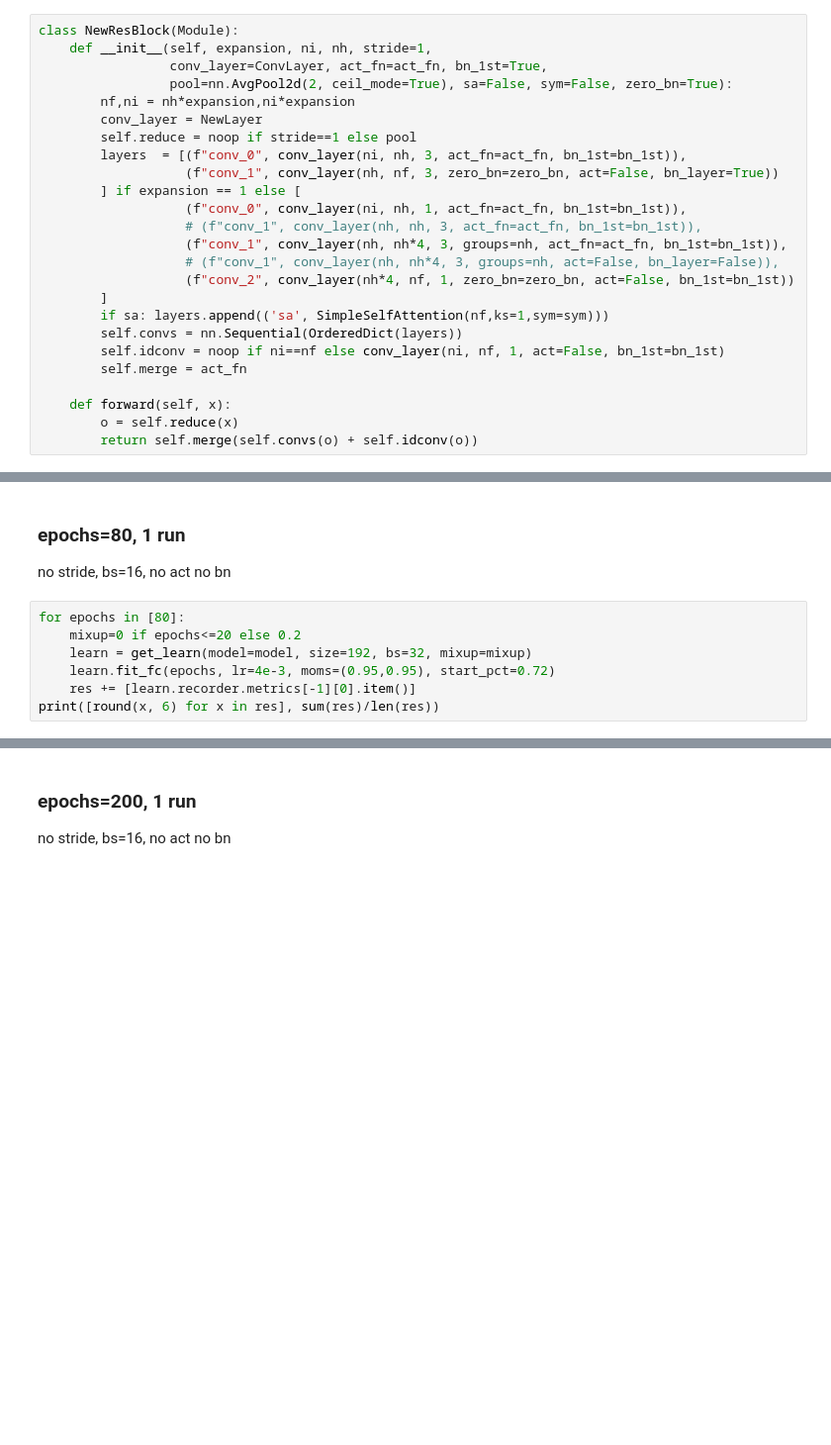
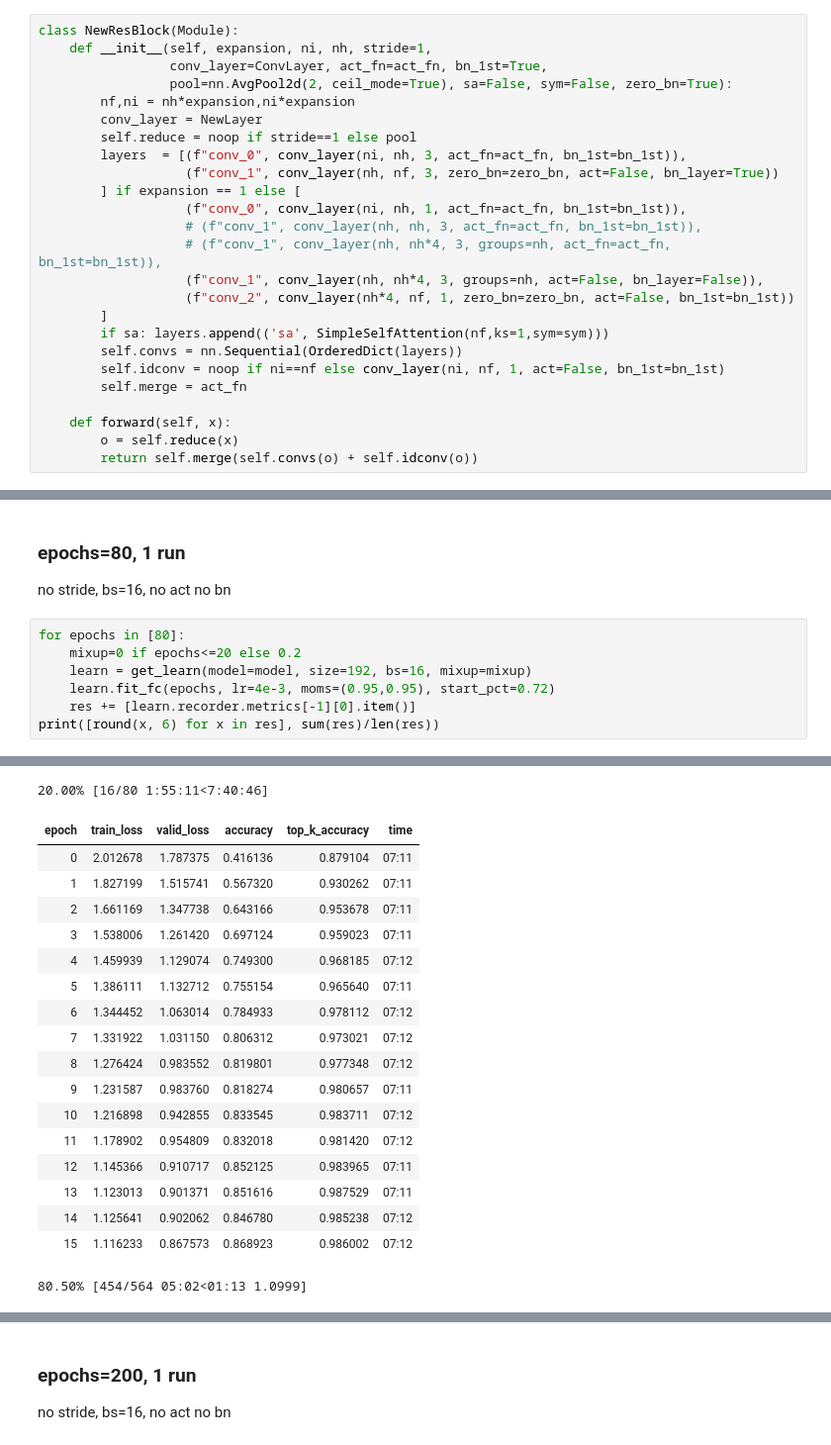
Before and after one commit to BoaEi/imagenette_experiments, a Jupyter notebook: ResNet_separable.ipynb, the cells around one changed output, grey strips where cells are left out. Shown at 99% size. Cells and saved outputs as stored; diff of their text form; blank space fills up the shorter version.

```diff
--- a/ResNet_separable.ipynb
+++ b/ResNet_separable.ipynb
@@ -80,8 +80,8 @@ class NewResBlock(Module):
         ] if expansion == 1 else [
                    (f"conv_0", conv_layer(ni, nh, 1, act_fn=act_fn, bn_1st=bn_1st)),
                    # (f"conv_1", conv_layer(nh, nh, 3, act_fn=act_fn, bn_1st=bn_1st)),
-                   (f"conv_1", conv_layer(nh, nh*4, 3, groups=nh, act_fn=act_fn, bn_1st=bn_1st)),
-                   # (f"conv_1", conv_layer(nh, nh*4, 3, groups=nh, act=False, bn_layer=False)),
+                   # (f"conv_1", conv_layer(nh, nh*4, 3, groups=nh, act_fn=act_fn, bn_1st=bn_1st)),
+                   (f"conv_1", conv_layer(nh, nh*4, 3, groups=nh, act=False, bn_layer=False)),
                    (f"conv_2", conv_layer(nh*4, nf, 1, zero_bn=zero_bn, act=False, bn_1st=bn_1st))
         ]
         if sa: layers.append(('sa', SimpleSelfAttention(nf,ks=1,sym=sym)))
@@ -414,7 +414,8 @@ no stride, bs=16, no act no bn
 # %%
 for epochs in [80]:
     mixup=0 if epochs<=20 else 0.2
-    learn = get_learn(model=model, size=192, bs=32, mixup=mixup)
+    learn = get_learn(model=model, size=192, bs=16, mixup=mixup)
     learn.fit_fc(epochs, lr=4e-3, moms=(0.95,0.95), start_pct=0.72)
     res += [learn.recorder.metrics[-1][0].item()]
 print([round(x, 6) for x in res], sum(res)/len(res))
+# %% [output]
@@ -420,0 +426,19 @@ print([round(x, 6) for x in res], sum(res)/len(res))
+20.00% [16/80 1:55:11<7:40:46]
+| epoch | train_loss | valid_loss | accuracy | top_k_accuracy | time |
+| 0 | 2.012678 | 1.787375 | 0.416136 | 0.879104 | 07:11 |
+| 1 | 1.827199 | 1.515741 | 0.567320 | 0.930262 | 07:11 |
+| 2 | 1.661169 | 1.347738 | 0.643166 | 0.953678 | 07:11 |
+| 3 | 1.538006 | 1.261420 | 0.697124 | 0.959023 | 07:11 |
+| 4 | 1.459939 | 1.129074 | 0.749300 | 0.968185 | 07:12 |
+| 5 | 1.386111 | 1.132712 | 0.755154 | 0.965640 | 07:11 |
+| 6 | 1.344452 | 1.063014 | 0.784933 | 0.978112 | 07:12 |
+| 7 | 1.331922 | 1.031150 | 0.806312 | 0.973021 | 07:12 |
+| 8 | 1.276424 | 0.983552 | 0.819801 | 0.977348 | 07:12 |
+| 9 | 1.231587 | 0.983760 | 0.818274 | 0.980657 | 07:11 |
+| 10 | 1.216898 | 0.942855 | 0.833545 | 0.983711 | 07:12 |
+| 11 | 1.178902 | 0.954809 | 0.832018 | 0.981420 | 07:12 |
+| 12 | 1.145366 | 0.910717 | 0.852125 | 0.983965 | 07:11 |
+| 13 | 1.123013 | 0.901371 | 0.851616 | 0.987529 | 07:11 |
+| 14 | 1.125641 | 0.902062 | 0.846780 | 0.985238 | 07:12 |
+| 15 | 1.116233 | 0.867573 | 0.868923 | 0.986002 | 07:12 |
+80.50% [454/564 05:02<01:13 1.0999]
```
Also changed, not shown: parts of 7 cells of this notebook.
